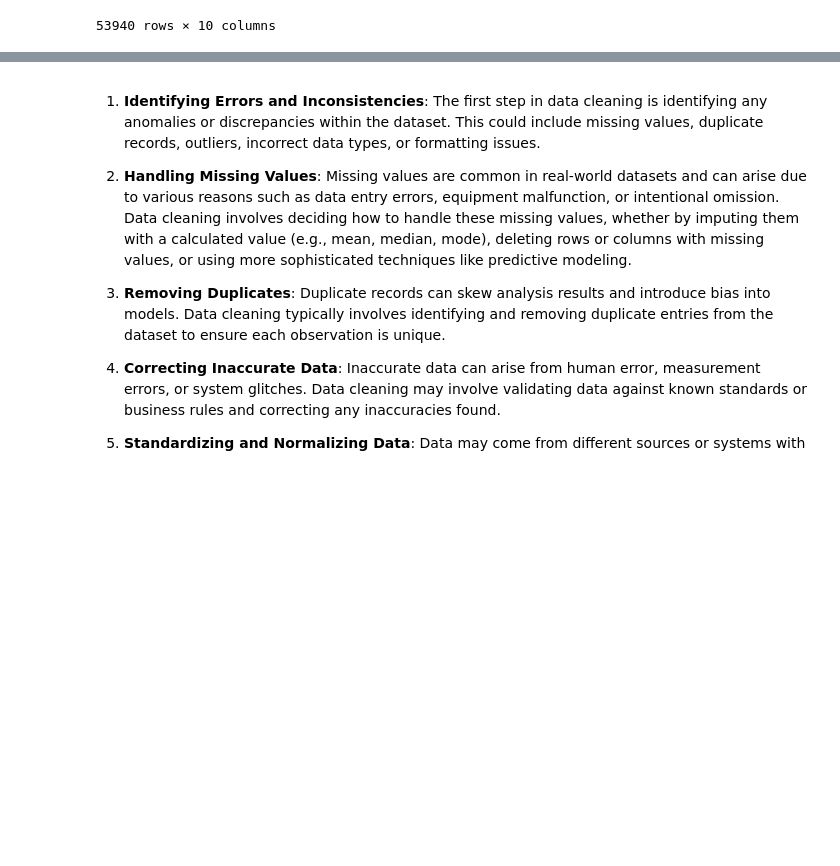
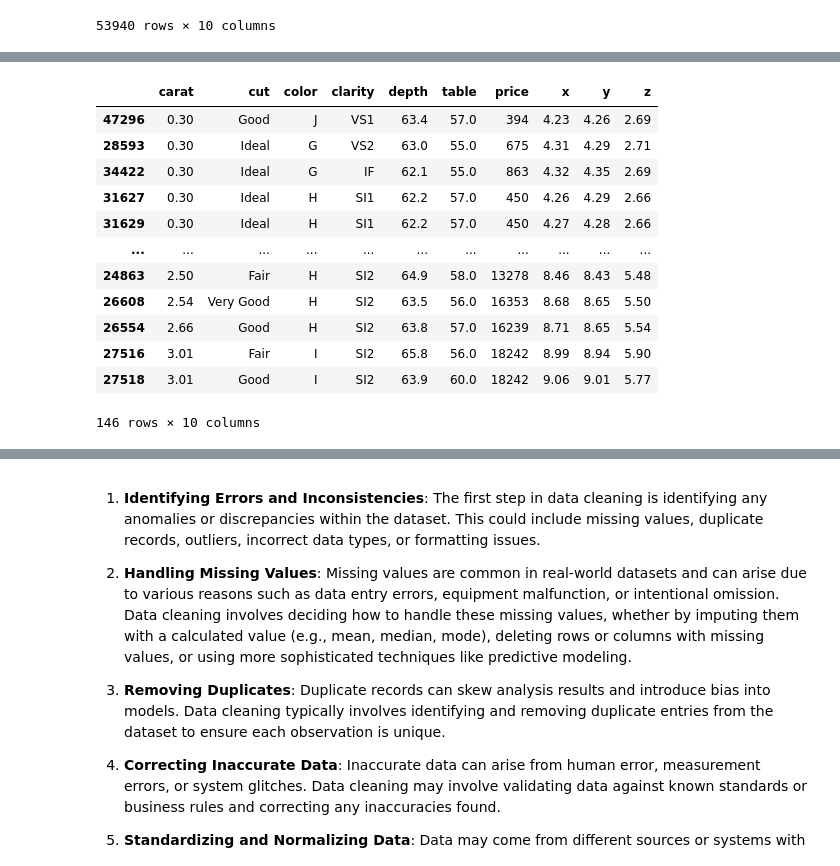
Before and after one commit to iacisme/diamonds, a Jupyter notebook: 01_Notebooks/01_01-Data_Mining.ipynb, the cells around one changed output, grey strips where cells are left out. Drawn from its saved outputs; the diff is of its cells as text; code cells hidden in the pictures; blank space fills up the shorter version.

```diff
--- a/01_Notebooks/01_01-Data_Mining.ipynb
+++ b/01_Notebooks/01_01-Data_Mining.ipynb
@@ -124,0 +102,9 @@ dimaonds_df
+# %%
+# Create a data frame
+diamonds_df = pd.read_csv(
+    pathToDataset + diamondsCSVFilename,
+    index_col = None
+)
+
+# Display the newly created data frame
+diamonds_df
@@ -174,11 +192,11 @@ The feature `Unnamed:0` is not a required feature in this dataset. It needs to b
 # %%
 # Delete unnecessary columns
-dimaonds_df = dimaonds_df.drop(
+diamonds_df = diamonds_df.drop(
     columns = ['Unnamed: 0']
 )
 
-# Confirm that operation was successful
-dimaonds_df
+# Confirm the operation was successful
+diamonds_df
 # %% [output]
 |  | carat | cut | color | clarity | depth | table | price | x | y | z |
 | 0 | 0.23 | Ideal | E | SI2 | 61.5 | 55.0 | 326 | 3.95 | 3.98 | 2.43 |
@@ -195,0 +243,25 @@ dimaonds_df
+# %%
+# Check for missing values and store the results
+duplicateValues_df = diamonds_df[diamonds_df.duplicated(
+ keep = 'first'
+)
+].sort_values(
+    by = ['carat', 'cut', 'color']
+)
+
+# Display the results
+duplicateValues_df
+# %% [output]
+|  | carat | cut | color | clarity | depth | table | price | x | y | z |
+| 47296 | 0.30 | Good | J | VS1 | 63.4 | 57.0 | 394 | 4.23 | 4.26 | 2.69 |
+| 28593 | 0.30 | Ideal | G | VS2 | 63.0 | 55.0 | 675 | 4.31 | 4.29 | 2.71 |
+| 34422 | 0.30 | Ideal | G | IF | 62.1 | 55.0 | 863 | 4.32 | 4.35 | 2.69 |
+| 31627 | 0.30 | Ideal | H | SI1 | 62.2 | 57.0 | 450 | 4.26 | 4.29 | 2.66 |
+| 31629 | 0.30 | Ideal | H | SI1 | 62.2 | 57.0 | 450 | 4.27 | 4.28 | 2.66 |
+| ... | ... | ... | ... | ... | ... | ... | ... | ... | ... | ... |
+| 24863 | 2.50 | Fair | H | SI2 | 64.9 | 58.0 | 13278 | 8.46 | 8.43 | 5.48 |
+| 26608 | 2.54 | Very Good | H | SI2 | 63.5 | 56.0 | 16353 | 8.68 | 8.65 | 5.50 |
+| 26554 | 2.66 | Good | H | SI2 | 63.8 | 57.0 | 16239 | 8.71 | 8.65 | 5.54 |
+| 27516 | 3.01 | Fair | I | SI2 | 65.8 | 56.0 | 18242 | 8.99 | 8.94 | 5.90 |
+| 27518 | 3.01 | Good | I | SI2 | 63.9 | 60.0 | 18242 | 9.06 | 9.01 | 5.77 |
+146 rows × 10 columns
```
Also changed, not shown: parts of 28 cells of this notebook, 1 other file.
